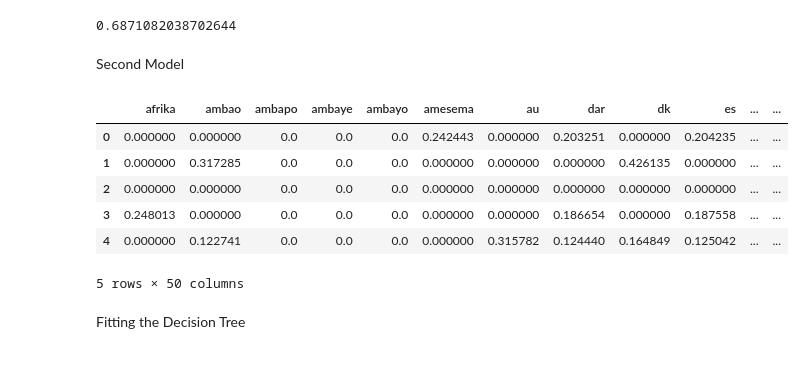
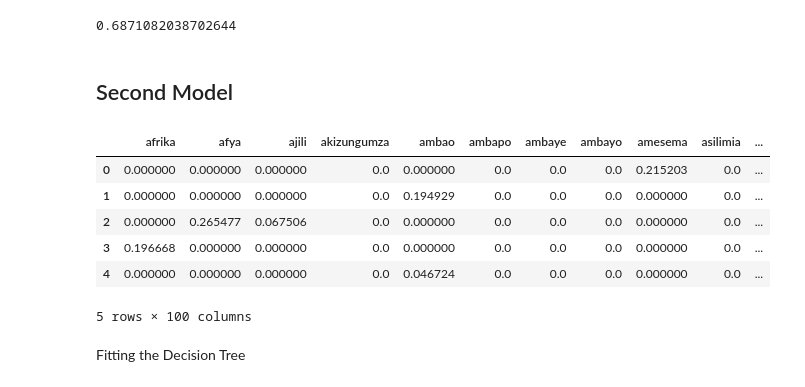
Before and after one commit to KoriMigan/News-Classification, a Jupyter notebook: index.ipynb, the cells around one changed output. Saved outputs shown, nothing was run; the diff lists cells and outputs as text; code cells hidden in the pictures.

Commit message:
tuned model

```diff
--- a/index.ipynb
+++ b/index.ipynb
@@ -511,22 +511,22 @@ y_2= test_df.label_code
 log_reg.score(test_matrix,test_df['label_code'])
 # %% [output]
 0.6871082038702644
-# %% [markdown]
-Second Model
+# %% [markdown]
+## Second Model
 # %%
 #instantiating TFIDF
-vectorizer = TfidfVectorizer(max_features=50)
+vectorizer = TfidfVectorizer(max_features=100)
 x_tfidf = vectorizer.fit_transform(df['joined_text'])
 # Visually inspect the vectorized data
-pd.DataFrame.sparse.from_spmatrix(x_tfidf, columns=vectorizer.get_feature_names()).head()
+pd.DataFrame.sparse.from_spmatrix(x_tfidf, columns=vectorizer.get_feature_names_out()).head()
 # %% [output]
-|  | afrika | ambao | ambapo | ambaye | ambayo | amesema | au | dar | dk | es | ... | ... |
-| 0 | 0.000000 | 0.000000 | 0.0 | 0.0 | 0.0 | 0.242443 | 0.000000 | 0.203251 | 0.000000 | 0.204235 | ... | ... |
-| 1 | 0.000000 | 0.317285 | 0.0 | 0.0 | 0.0 | 0.000000 | 0.000000 | 0.000000 | 0.426135 | 0.000000 | ... | ... |
-| 2 | 0.000000 | 0.000000 | 0.0 | 0.0 | 0.0 | 0.000000 | 0.000000 | 0.000000 | 0.000000 | 0.000000 | ... | ... |
-| 3 | 0.248013 | 0.000000 | 0.0 | 0.0 | 0.0 | 0.000000 | 0.000000 | 0.186654 | 0.000000 | 0.187558 | ... | ... |
-| 4 | 0.000000 | 0.122741 | 0.0 | 0.0 | 0.0 | 0.000000 | 0.315782 | 0.124440 | 0.164849 | 0.125042 | ... | ... |
+|  | afrika | afya | ajili | akizungumza | ambao | ambapo | ambaye | ambayo | amesema | asilimia | ... |
+| 0 | 0.000000 | 0.000000 | 0.000000 | 0.0 | 0.000000 | 0.0 | 0.0 | 0.0 | 0.215203 | 0.0 | ... |
+| 1 | 0.000000 | 0.000000 | 0.000000 | 0.0 | 0.194929 | 0.0 | 0.0 | 0.0 | 0.000000 | 0.0 | ... |
+| 2 | 0.000000 | 0.265477 | 0.067506 | 0.0 | 0.000000 | 0.0 | 0.0 | 0.0 | 0.000000 | 0.0 | ... |
+| 3 | 0.196668 | 0.000000 | 0.000000 | 0.0 | 0.000000 | 0.0 | 0.0 | 0.0 | 0.000000 | 0.0 | ... |
+| 4 | 0.000000 | 0.000000 | 0.000000 | 0.0 | 0.046724 | 0.0 | 0.0 | 0.0 | 0.000000 | 0.0 | ... |
-5 rows × 50 columns
+5 rows × 100 columns
 # %%
 sm = SMOTE(random_state=42)
 X_res, y_res = sm.fit_resample(x_tfidf, y)
```
Also changed, not shown: parts of 13 cells of this notebook, 1 other file.
